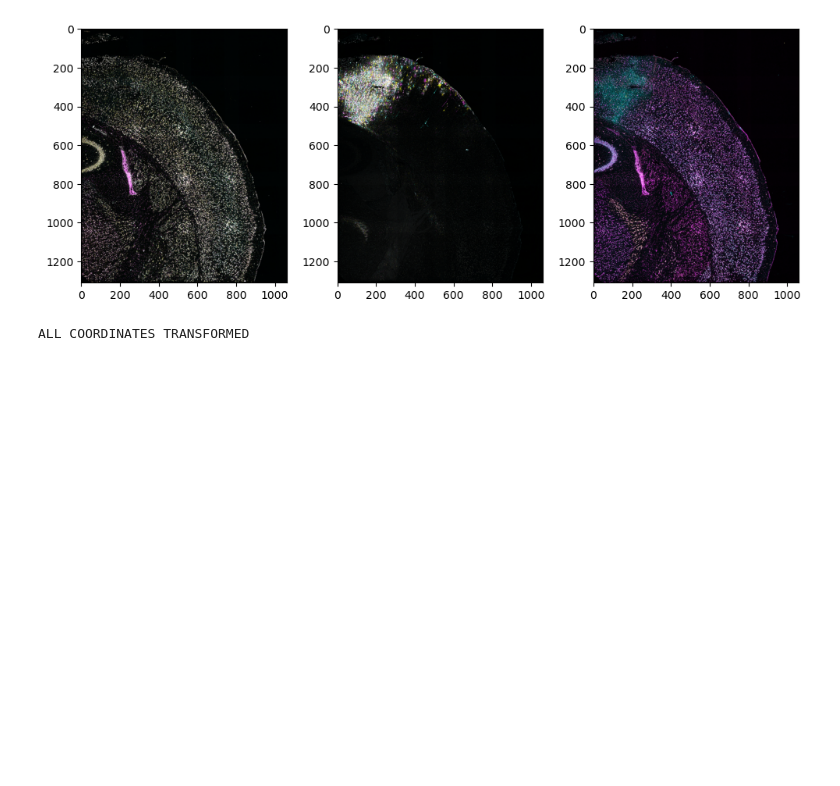
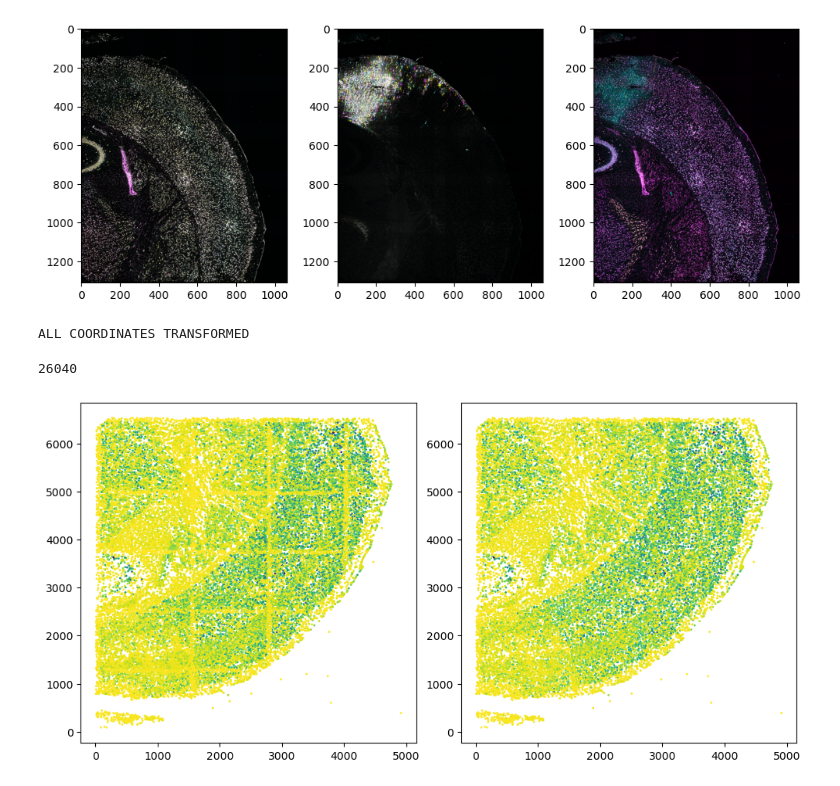
Before and after one commit to ZadorLaboratory/barseq-processing, a Jupyter notebook: attic/goswami/barseq_v2.ipynb, the cells around one changed output. Saved outputs shown, nothing was run; the diff lists cells and outputs as text; code cells hidden in the pictures; blank space fills up the shorter version.

Commit message:
Complete till hyb and gene basecalling and data aggregation
Has docstrings, some bug fixes, new additions.

```diff
--- a/attic/goswami/barseq_v2.ipynb
+++ b/attic/goswami/barseq_v2.ipynb
@@ -1446,0 +1722,24 @@ ALL COORDINATES TRANSFORMED
+# %%
+# FILTER OVER;APPING NEURONS
+pth='/mnt/d/allen_data/test_dataset_bc_726126/'
+filter_overlapping_cells(pth,fname='alldata06092025.joblib',rescale_factor=0.5,px=0.33,box_half_width_um=5,search_radius_um=200)
+# %%
+# DISPLAY OVERLAP REMOVAL RESULTS
+data2=load(os.path.join(pth,'processed','filt_neurons.joblib'))
+data=load(os.path.join(pth,'processed','alldata06092025.joblib'))
+neurons=data['neurons']
+filt_neurons=data2['filt_neurons']
+id_to_keep=data2['removecells_all']
+fg, ax=plt.subplots(1,2)
+fg.set_figheight(5)
+fg.set_figwidth(10)
+plt.tight_layout()
+exp_mat=neurons['expmat'].todense() # I should do it in csr rather than dense--memory efficient
+total_exp_cell=np.asarray(np.sum(exp_mat,axis=1))
+id_to_keep
+ax[0].scatter(neurons['pos10x_x'],neurons['pos10x_y'],1,total_exp_cell,cmap=plt.cm.viridis_r)
+ax[1].scatter(filt_neurons['pos10x_x'],filt_neurons['pos10x_y'],1,total_exp_cell[id_to_keep],cmap=plt.cm.viridis_r)
+print(np.sum(id_to_keep))
+# %% [output]
+26040
+[figure, added]
```
Also changed, not shown: parts of 50 cells of this notebook.
